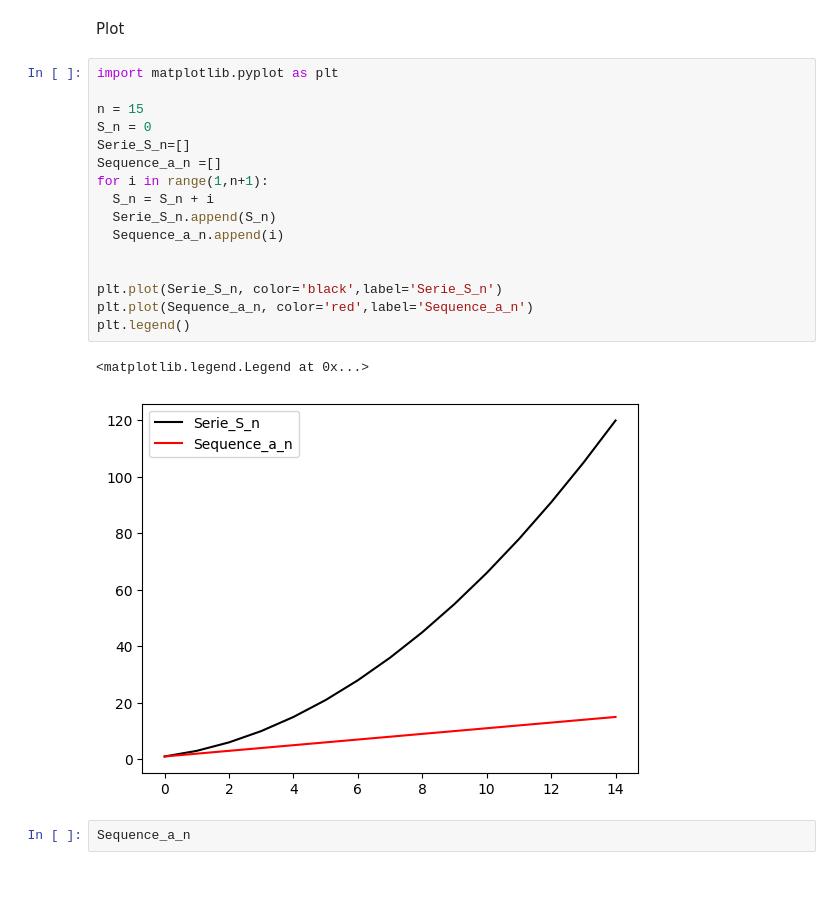
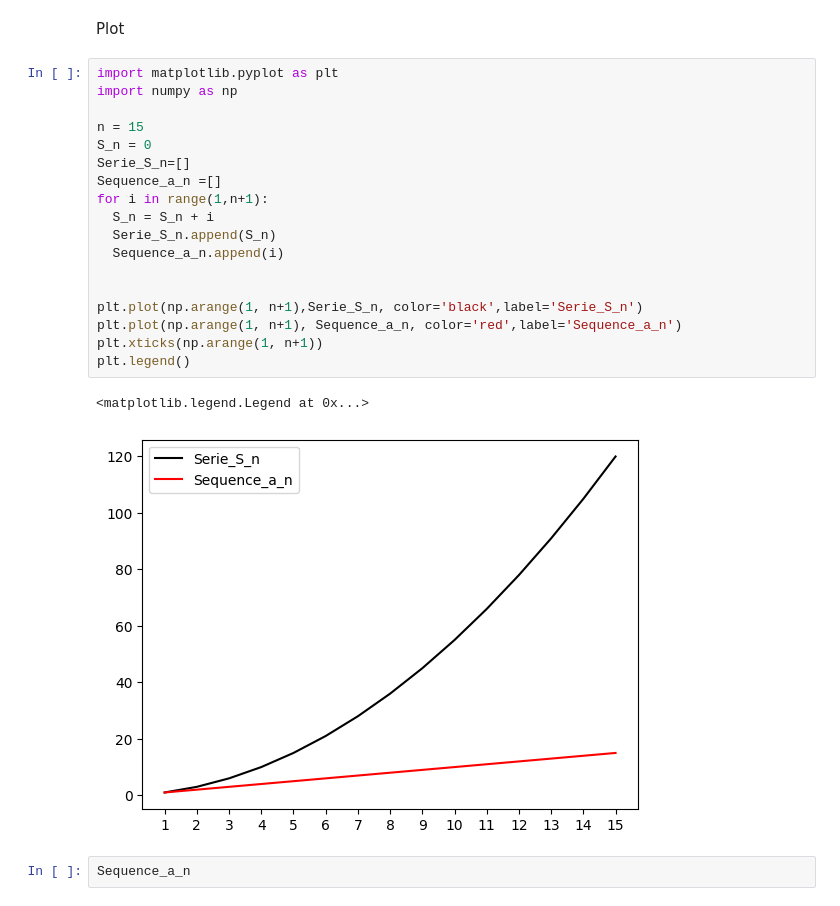
Before and after one commit to sgarciarod/MetNumUN2023II, a Jupyter notebook: Lab1/sgarciarod_ArithmeticSeriesGeometricSeriesPowerSums.ipynb, the cells around one changed output. Drawn from its saved outputs; the diff is of its cells as text.

```diff
--- a/Lab1/sgarciarod_ArithmeticSeriesGeometricSeriesPowerSums.ipynb
+++ b/Lab1/sgarciarod_ArithmeticSeriesGeometricSeriesPowerSums.ipynb
@@ -119,23 +121,25 @@ $$  S_n = 1 + 2+ \ldots + (n-1)+ n = \sum_{k=1}^n k=  \frac{1}{2} n(n+1)$$
 Plot
 # %%
 import matplotlib.pyplot as plt
+import numpy as np
 
 n = 15
 S_n = 0
 Serie_S_n=[]
 Sequence_a_n =[]
 for i in range(1,n+1):
   S_n = S_n + i
   Serie_S_n.append(S_n)
   Sequence_a_n.append(i)
 
 
-plt.plot(Serie_S_n, color='black',label='Serie_S_n')
-plt.plot(Sequence_a_n, color='red',label='Sequence_a_n')
+plt.plot(np.arange(1, n+1),Serie_S_n, color='black',label='Serie_S_n')
+plt.plot(np.arange(1, n+1), Sequence_a_n, color='red',label='Sequence_a_n')
+plt.xticks(np.arange(1, n+1))
 plt.legend()
 # %% [output]
 <matplotlib.legend.Legend at 0x...>
-[figure, old version]
+[figure, new version]
 # %%
 Sequence_a_n
 # %% [output]
```
Also changed, not shown: parts of 42 cells of this notebook.
